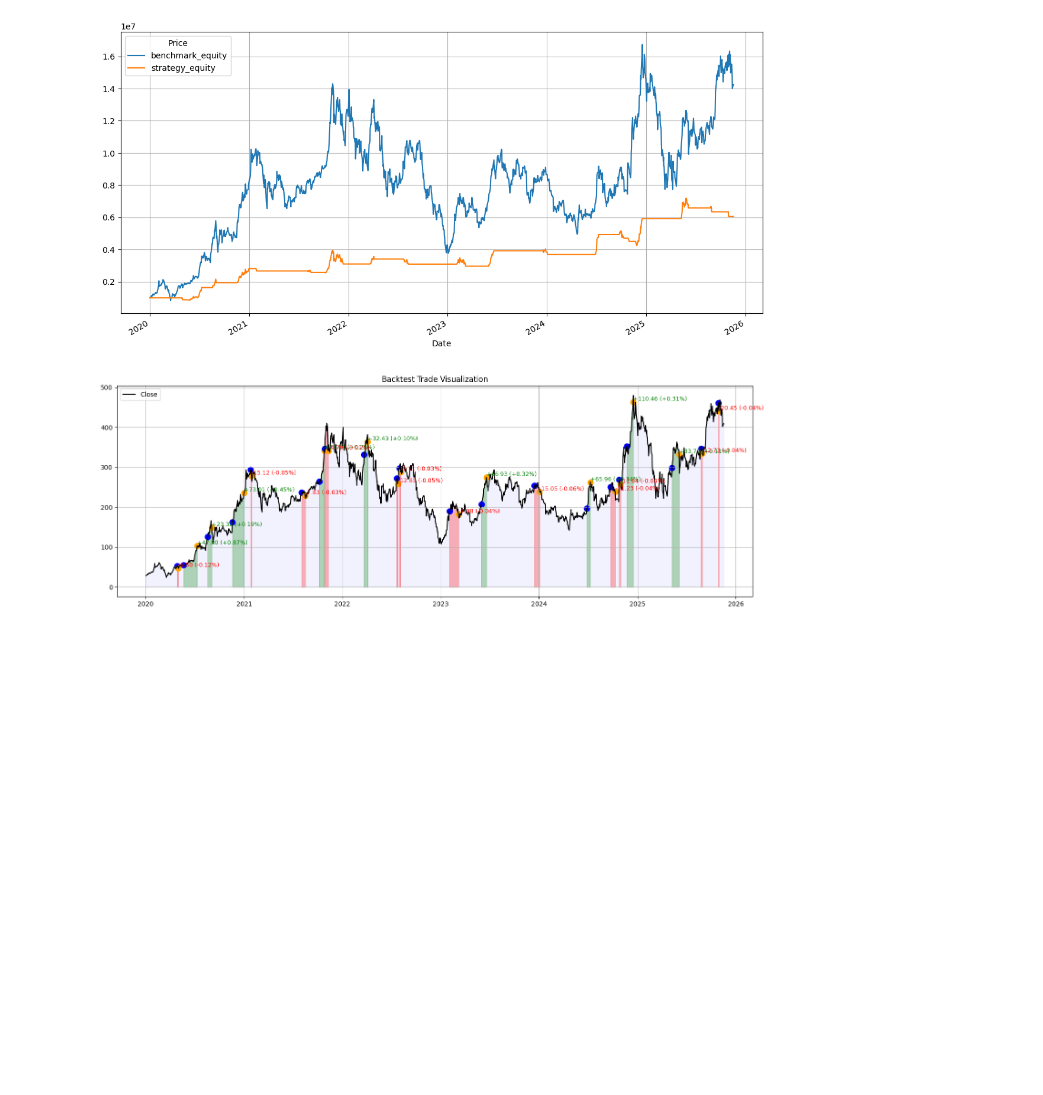
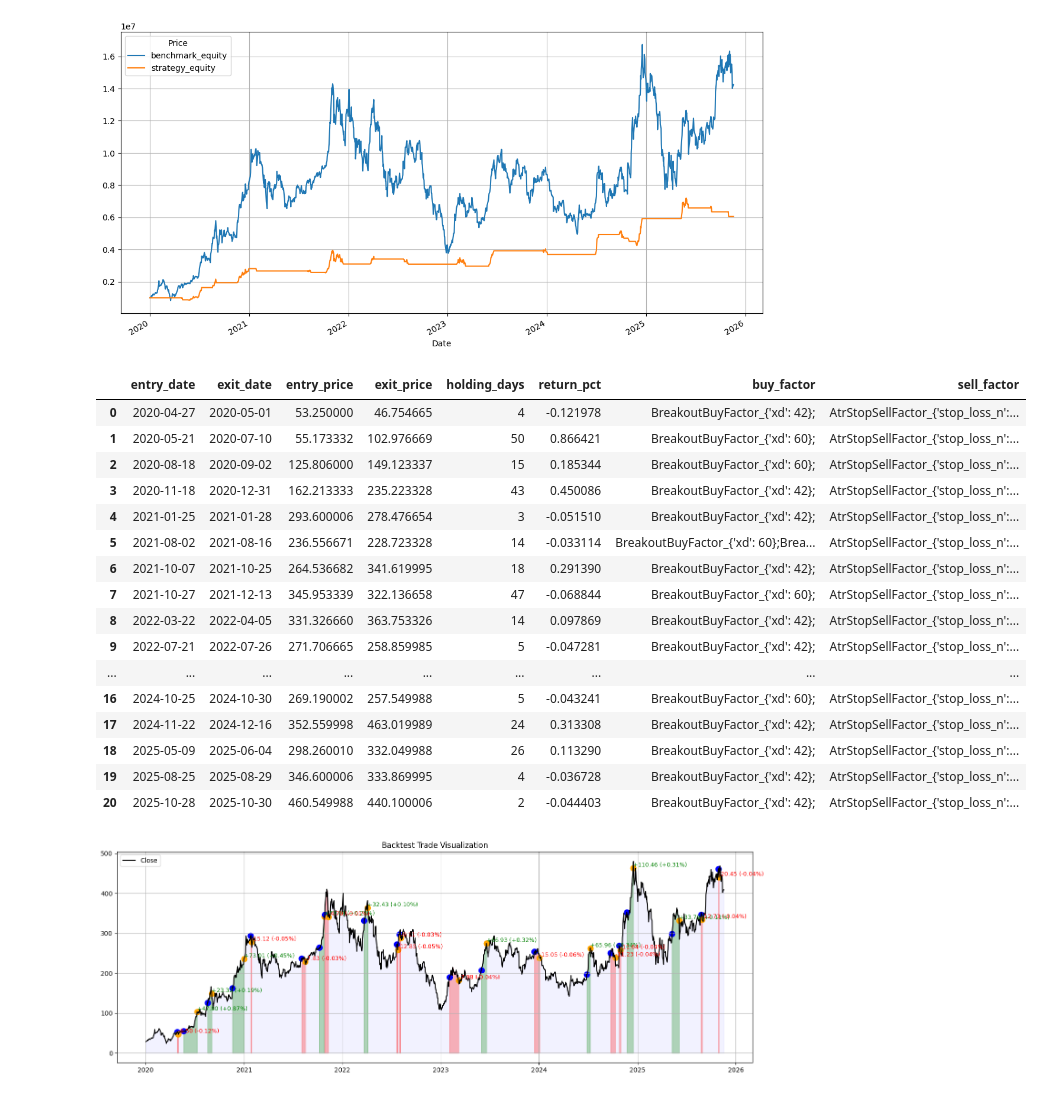
Before and after one commit to Alan-Cheng/q-trade, a Jupyter notebook: CH8-量化系統擇時.ipynb, the cells around one changed output. Cells and saved outputs as stored; diff of their text form; code cells hidden in the pictures; blank space fills up the shorter version.

```diff
--- a/CH8-量化系統擇時.ipynb
+++ b/CH8-量化系統擇時.ipynb
@@ -863,6 +863,26 @@ result_df_test2[["benchmark_equity", "strategy_equity"]].plot(figsize=(14, 7), g
 4  AtrStopSellFactor_{'stop_loss_n': 0.5, 'stop_w...
 <Axes: xlabel='Date'>
 [figure]
+# %%
+trades_df_test2
+# %% [output]
+|  | entry_date | exit_date | entry_price | exit_price | holding_days | return_pct | buy_factor | sell_factor |
+| 0 | 2020-04-27 | 2020-05-01 | 53.250000 | 46.754665 | 4 | -0.121978 | BreakoutBuyFactor_{'xd': 42}; | AtrStopSellFactor_{'stop_loss_n':... |
+| 1 | 2020-05-21 | 2020-07-10 | 55.173332 | 102.976669 | 50 | 0.866421 | BreakoutBuyFactor_{'xd': 60}; | AtrStopSellFactor_{'stop_loss_n':... |
+| 2 | 2020-08-18 | 2020-09-02 | 125.806000 | 149.123337 | 15 | 0.185344 | BreakoutBuyFactor_{'xd': 60}; | AtrStopSellFactor_{'stop_loss_n':... |
+| 3 | 2020-11-18 | 2020-12-31 | 162.213333 | 235.223328 | 43 | 0.450086 | BreakoutBuyFactor_{'xd': 42}; | AtrStopSellFactor_{'stop_loss_n':... |
+| 4 | 2021-01-25 | 2021-01-28 | 293.600006 | 278.476654 | 3 | -0.051510 | BreakoutBuyFactor_{'xd': 42}; | AtrStopSellFactor_{'stop_loss_n':... |
+| 5 | 2021-08-02 | 2021-08-16 | 236.556671 | 228.723328 | 14 | -0.033114 | BreakoutBuyFactor_{'xd': 60};Brea... | AtrStopSellFactor_{'stop_loss_n':... |
+| 6 | 2021-10-07 | 2021-10-25 | 264.536682 | 341.619995 | 18 | 0.291390 | BreakoutBuyFactor_{'xd': 42}; | AtrStopSellFactor_{'stop_loss_n':... |
+| 7 | 2021-10-27 | 2021-12-13 | 345.953339 | 322.136658 | 47 | -0.068844 | BreakoutBuyFactor_{'xd': 60}; | AtrStopSellFactor_{'stop_loss_n':... |
+| 8 | 2022-03-22 | 2022-04-05 | 331.326660 | 363.753326 | 14 | 0.097869 | BreakoutBuyFactor_{'xd': 42}; | AtrStopSellFactor_{'stop_loss_n':... |
+| 9 | 2022-07-21 | 2022-07-26 | 271.706665 | 258.859985 | 5 | -0.047281 | BreakoutBuyFactor_{'xd': 42}; | AtrStopSellFactor_{'stop_loss_n':... |
+| ... | ... | ... | ... | ... | ... | ... | ... | ... |
+| 16 | 2024-10-25 | 2024-10-30 | 269.190002 | 257.549988 | 5 | -0.043241 | BreakoutBuyFactor_{'xd': 60}; | AtrStopSellFactor_{'stop_loss_n':... |
+| 17 | 2024-11-22 | 2024-12-16 | 352.559998 | 463.019989 | 24 | 0.313308 | BreakoutBuyFactor_{'xd': 42}; | AtrStopSellFactor_{'stop_loss_n':... |
+| 18 | 2025-05-09 | 2025-06-04 | 298.260010 | 332.049988 | 26 | 0.113290 | BreakoutBuyFactor_{'xd': 42}; | AtrStopSellFactor_{'stop_loss_n':... |
+| 19 | 2025-08-25 | 2025-08-29 | 346.600006 | 333.869995 | 4 | -0.036728 | BreakoutBuyFactor_{'xd': 42}; | AtrStopSellFactor_{'stop_loss_n':... |
+| 20 | 2025-10-28 | 2025-10-30 | 460.549988 | 440.100006 | 2 | -0.044403 | BreakoutBuyFactor_{'xd': 42}; | AtrStopSellFactor_{'stop_loss_n':... |
 # %%
 # 6. 更進一步： 量化交易會有風險控制，當天股價大量下跌的時候會果斷採取平倉(RiskStopSellFactor)
 # 實作 RiskStopSellFactor 來當作風險控制賣出因子
```
Also changed, not shown: parts of 3 cells of this notebook, 1 other file.
